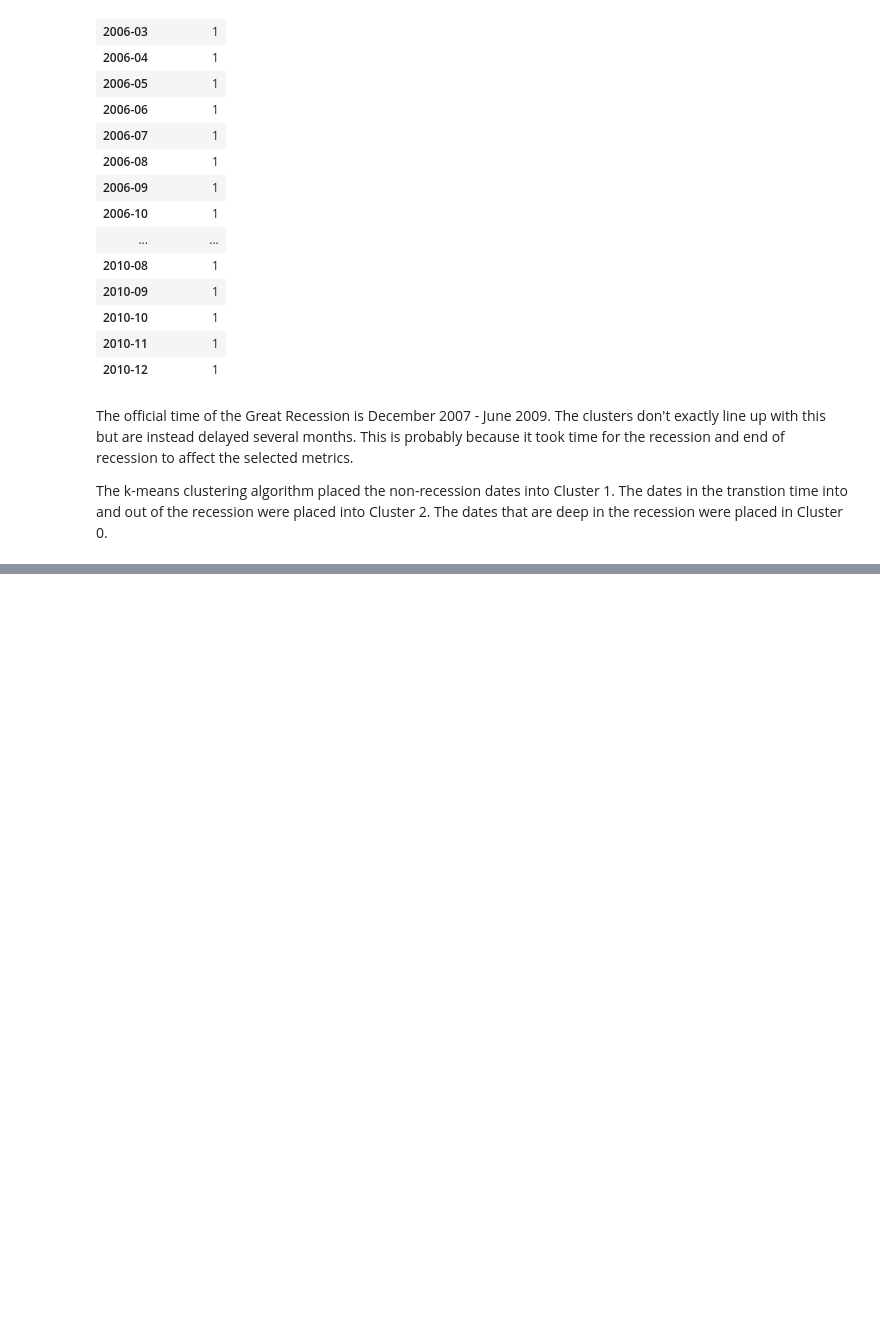
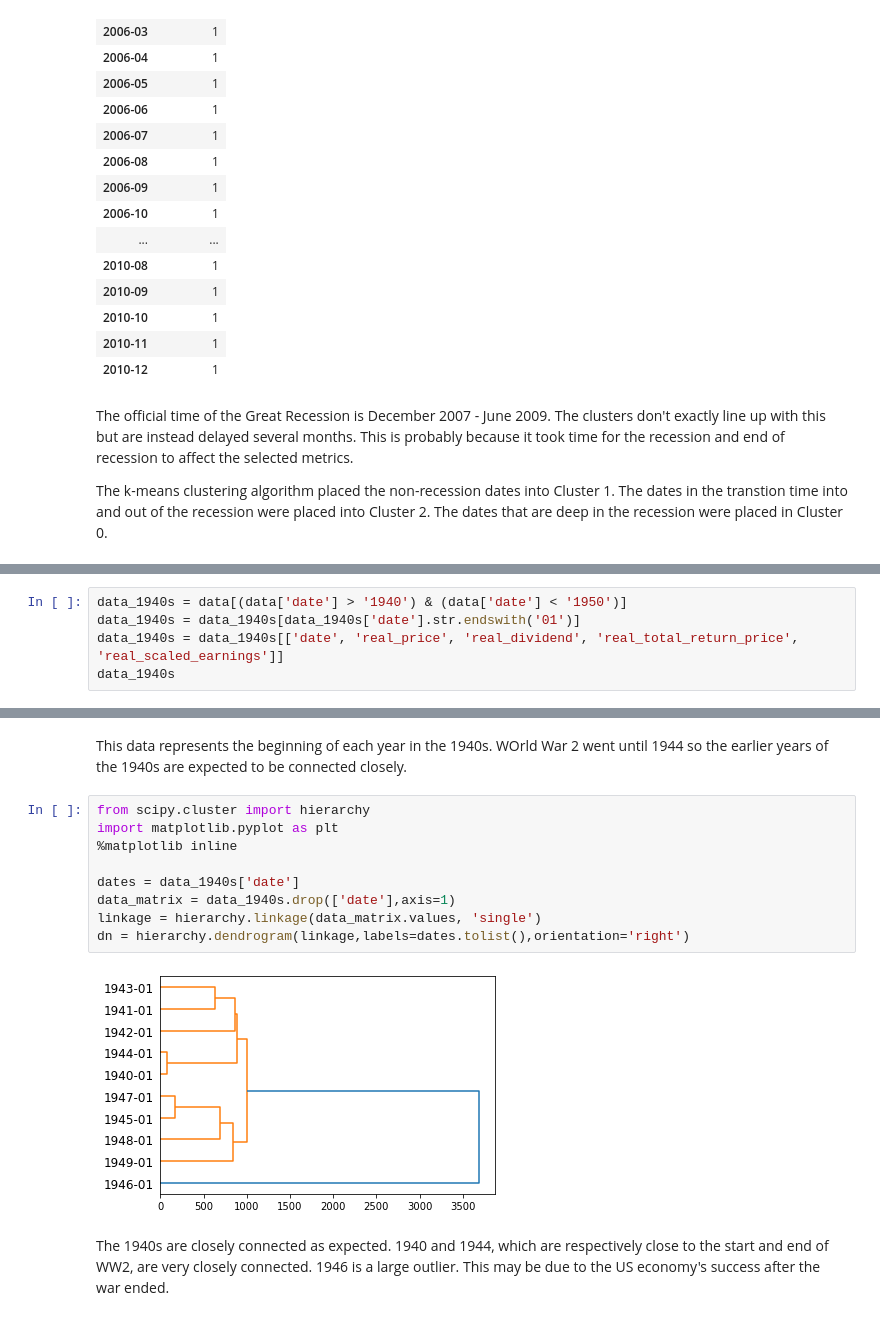
Before and after one commit to colehoener/DataMining-DBM2, a Jupyter notebook: Clustering.ipynb, the cells around one changed output, grey strips where cells are left out. Cells and saved outputs as stored; diff of their text form; blank space fills up the shorter version.

```diff
--- a/Clustering.ipynb
+++ b/Clustering.ipynb
@@ -120,0 +123,5 @@ The k-means clustering algorithm placed the non-recession dates into Cluster 1.
+# %%
+data_1940s = data[(data['date'] > '1940') & (data['date'] < '1950')]
+data_1940s = data_1940s[data_1940s['date'].str.endswith('01')]
+data_1940s = data_1940s[['date', 'real_price', 'real_dividend', 'real_total_return_price', 'real_scaled_earnings']]
+data_1940s
@@ -120,0 +140,15 @@ The k-means clustering algorithm placed the non-recession dates into Cluster 1.
+# %% [markdown]
+This data represents the beginning of each year in the 1940s. WOrld War 2 went until 1944 so the earlier years of the 1940s are expected to be connected closely.
+# %%
+from scipy.cluster import hierarchy
+import matplotlib.pyplot as plt
+%matplotlib inline
+
+dates = data_1940s['date']
+data_matrix = data_1940s.drop(['date'],axis=1)
+linkage = hierarchy.linkage(data_matrix.values, 'single')
+dn = hierarchy.dendrogram(linkage,labels=dates.tolist(),orientation='right')
+# %% [output]
+[figure, added]
+# %% [markdown]
+The 1940s are closely connected as expected. 1940 and 1944, which are respectively close to the start and end of WW2, are very closely connected. 1946 is a large outlier. This may be due to the US economy's success after the war ended.
```
Also changed, not shown: parts of 2 cells of this notebook.
